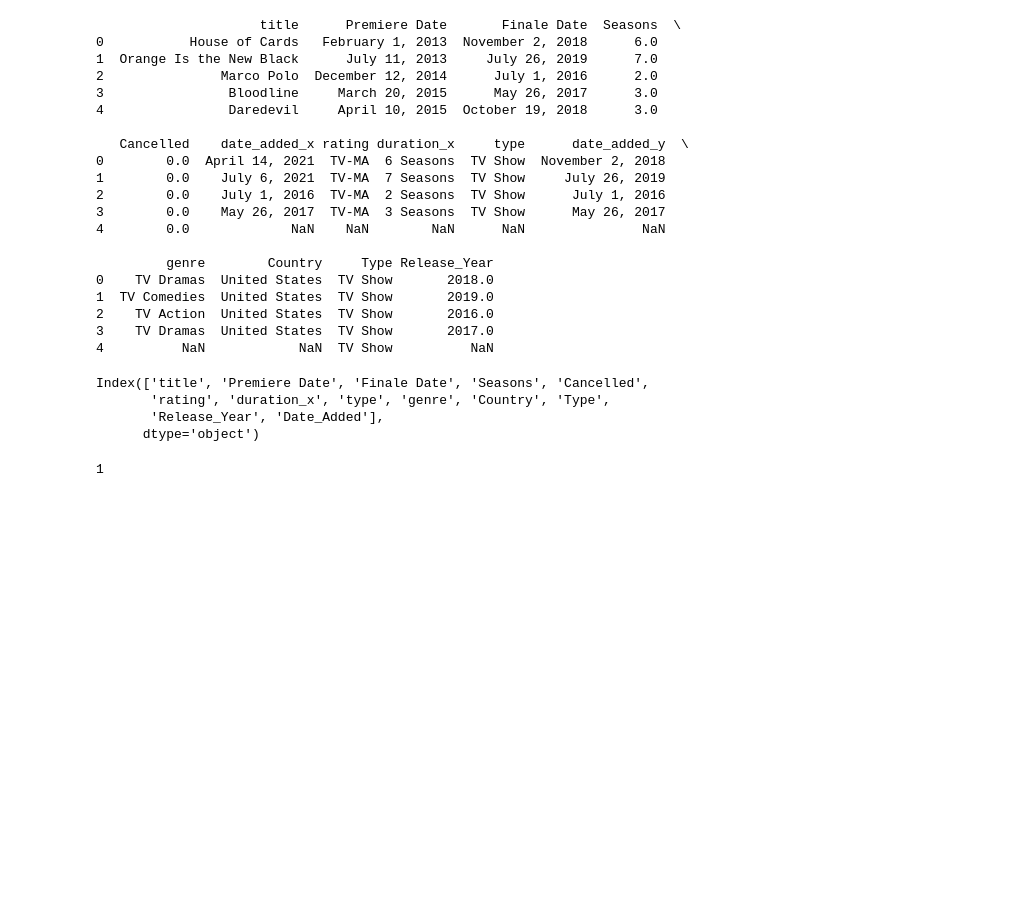
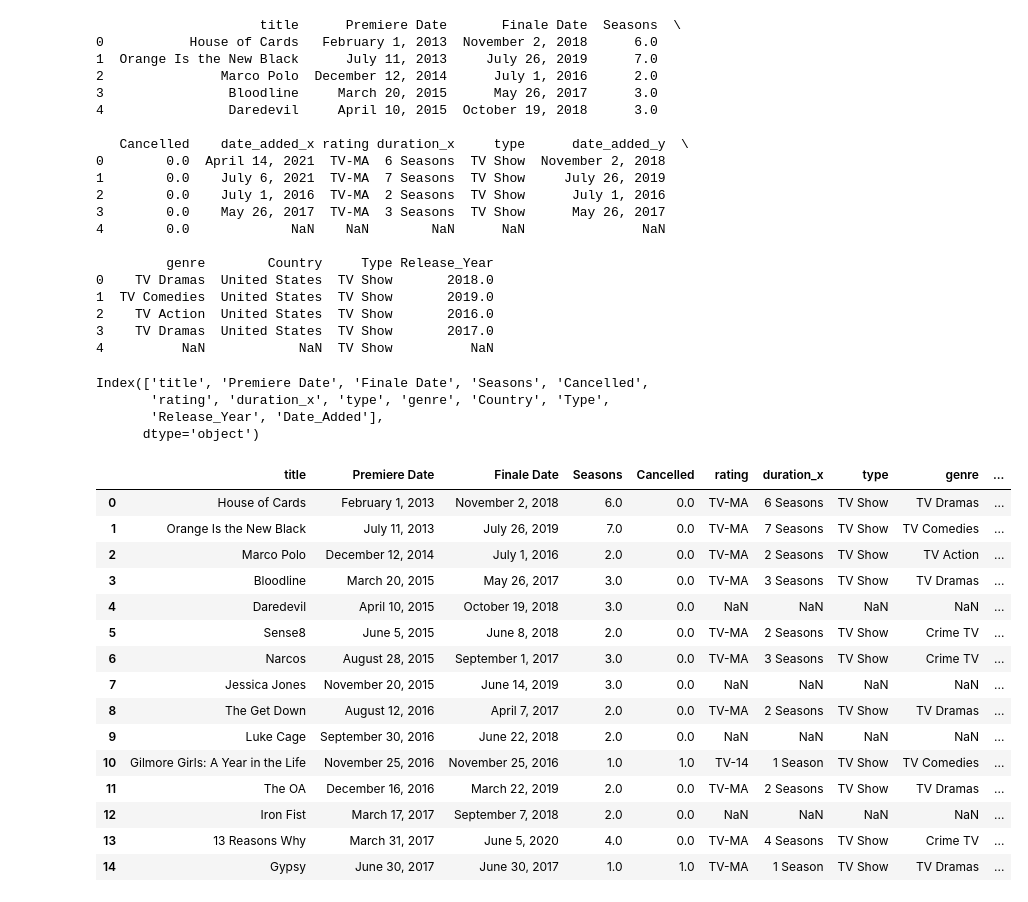
Before and after one commit to R-Byrd/project-one, a Jupyter notebook: netflix_analysis.ipynb, the cells around one changed output. Cells and saved outputs as stored; diff of their text form; code cells hidden in the pictures; blank space fills up the shorter version.

```diff
--- a/netflix_analysis.ipynb
+++ b/netflix_analysis.ipynb
@@ -281,12 +284,22 @@ Index(['title', 'Premiere Date', 'Finale Date', 'Seasons', 'Cancelled',
        'rating', 'duration_x', 'type', 'genre', 'Country', 'Type',
        'Release_Year', 'Date_Added'],
       dtype='object')
-# %%
-#checking for rows with null values in country_y field
-null_countries = netflix_combined_df[netflix_combined_df['Country'].isnull()]
-
-# Display these rows to check the results
-null_countries.head(100)
-print(len(null_countries['Country'].unique()))
-# %% [output]
-1
+# %%
+netflix_combined_df.head(15)
+# %% [output]
+|  | title | Premiere Date | Finale Date | Seasons | Cancelled | rating | duration_x | type | genre | ... |
+| 0 | House of Cards | February 1, 2013 | November 2, 2018 | 6.0 | 0.0 | TV-MA | 6 Seasons | TV Show | TV Dramas | ... |
+| 1 | Orange Is the New Black | July 11, 2013 | July 26, 2019 | 7.0 | 0.0 | TV-MA | 7 Seasons | TV Show | TV Comedies | ... |
+| 2 | Marco Polo | December 12, 2014 | July 1, 2016 | 2.0 | 0.0 | TV-MA | 2 Seasons | TV Show | TV Action | ... |
+| 3 | Bloodline | March 20, 2015 | May 26, 2017 | 3.0 | 0.0 | TV-MA | 3 Seasons | TV Show | TV Dramas | ... |
+| 4 | Daredevil | April 10, 2015 | October 19, 2018 | 3.0 | 0.0 | NaN | NaN | NaN | NaN | ... |
+| 5 | Sense8 | June 5, 2015 | June 8, 2018 | 2.0 | 0.0 | TV-MA | 2 Seasons | TV Show | Crime TV | ... |
+| 6 | Narcos | August 28, 2015 | September 1, 2017 | 3.0 | 0.0 | TV-MA | 3 Seasons | TV Show | Crime TV | ... |
+| 7 | Jessica Jones | November 20, 2015 | June 14, 2019 | 3.0 | 0.0 | NaN | NaN | NaN | NaN | ... |
+| 8 | The Get Down | August 12, 2016 | April 7, 2017 | 2.0 | 0.0 | TV-MA | 2 Seasons | TV Show | TV Dramas | ... |
+| 9 | Luke Cage | September 30, 2016 | June 22, 2018 | 2.0 | 0.0 | NaN | NaN | NaN | NaN | ... |
+| 10 | Gilmore Girls: A Year in the Life | November 25, 2016 | November 25, 2016 | 1.0 | 1.0 | TV-14 | 1 Season | TV Show | TV Comedies | ... |
+| 11 | The OA | December 16, 2016 | March 22, 2019 | 2.0 | 0.0 | TV-MA | 2 Seasons | TV Show | TV Dramas | ... |
+| 12 | Iron Fist | March 17, 2017 | September 7, 2018 | 2.0 | 0.0 | NaN | NaN | NaN | NaN | ... |
+| 13 | 13 Reasons Why | March 31, 2017 | June 5, 2020 | 4.0 | 0.0 | TV-MA | 4 Seasons | TV Show | Crime TV | ... |
+| 14 | Gypsy | June 30, 2017 | June 30, 2017 | 1.0 | 1.0 | TV-MA | 1 Season | TV Show | TV Dramas | ... |
```
Also changed, not shown: parts of 9 cells of this notebook, 1 other file.
